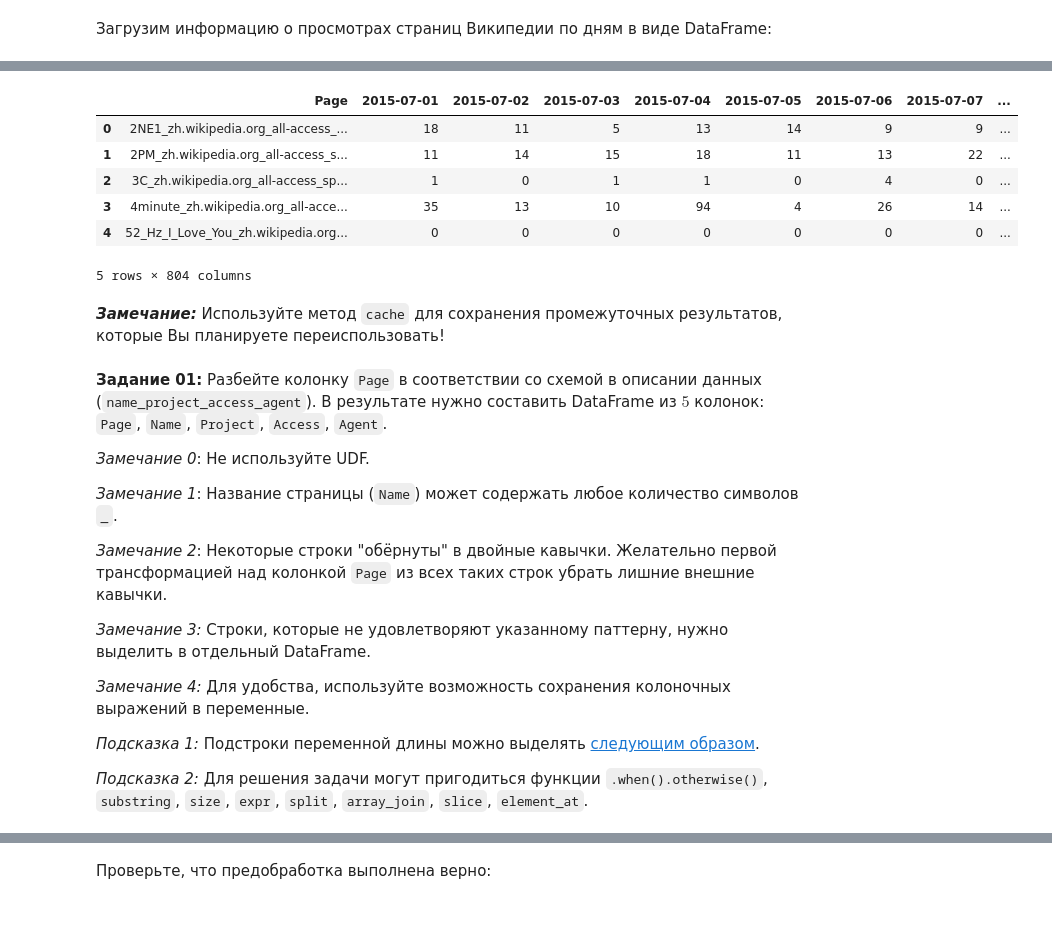
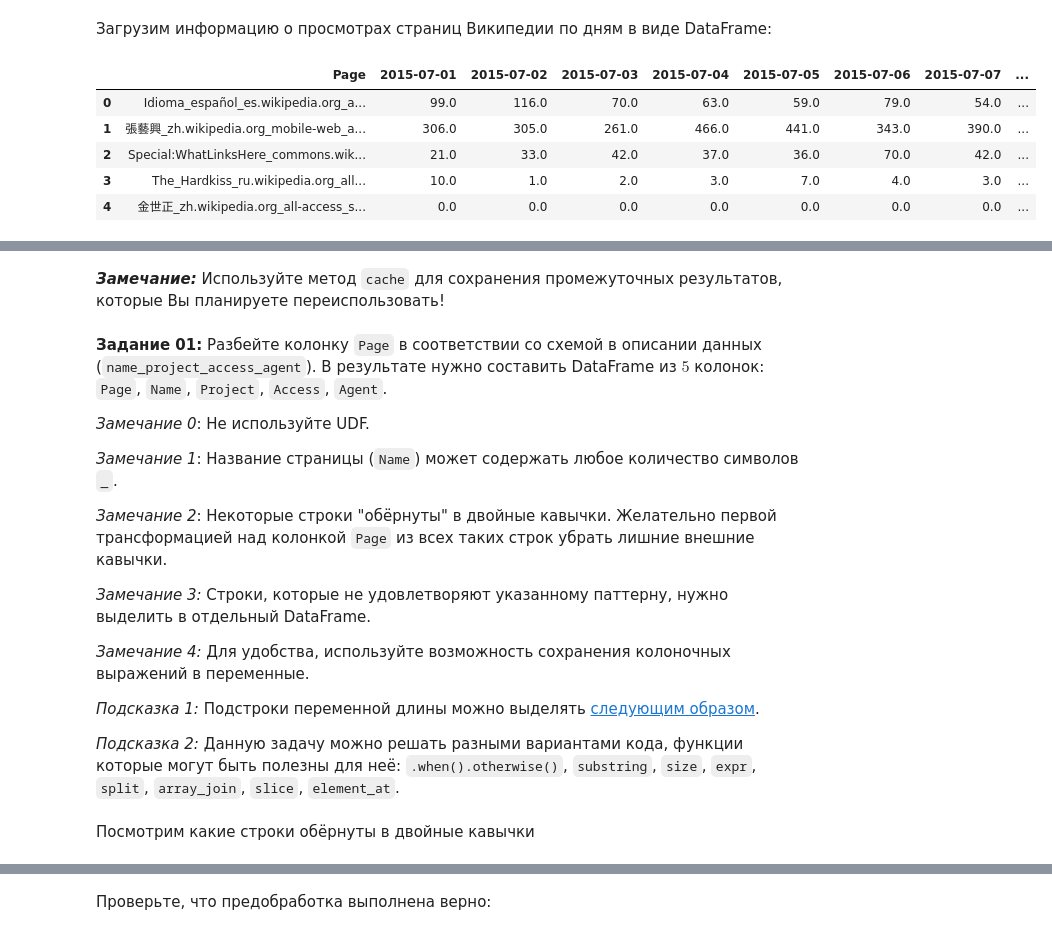
Before and after one commit to ekolmagorov/spark_hse_dpo, a Jupyter notebook: Tasks/Task3/Task3.ipynb, the cells around one changed output, grey strips where cells are left out. Drawn from its saved outputs; the diff is of its cells as text; code cells hidden in the pictures.

Commit message:
change dataset size for task3

```diff
--- a/Tasks/Task3/Task3.ipynb
+++ b/Tasks/Task3/Task3.ipynb
@@ -121,25 +88,31 @@ key_2.csv  sample_submission_2.csv  train_2.csv
 # %%
 # Сконструируем схему DataFrame в явном виде
 # Это необходимо для более простого заполнения пропусков
 #   так по умолчанию все колонки с пропусками определяются
 #   как строковые
 schema = T.StructType()
 schema.add('Page', T.StringType())
 
 delta = datetime.timedelta(days=1)
 date = datetime.date.fromisoformat('2015-07-01')
 for _ in range(803):
-    schema.add(date.isoformat(), T.IntegerType())
+    schema.add(date.isoformat(), T.FloatType())
     date += delta
 
 df = (
     spark.read.format('csv')
         .option('header', True)
         .option('sep', ',')
         .schema(schema)
-        .load('./web-traffic-time-series-forecasting/train_2.csv')
+        .load('./web_traffic_data_v2.csv')
         .fillna(0.0)
-).cache()
+)
 
 df.limit(5).toPandas()
 # %% [output]
+|  | Page | 2015-07-01 | 2015-07-02 | 2015-07-03 | 2015-07-04 | 2015-07-05 | 2015-07-06 | 2015-07-07 | ... |
+| 0 | Idioma_español_es.wikipedia.org_a... | 99.0 | 116.0 | 70.0 | 63.0 | 59.0 | 79.0 | 54.0 | ... |
+| 1 | 張藝興_zh.wikipedia.org_mobile-web_a... | 306.0 | 305.0 | 261.0 | 466.0 | 441.0 | 343.0 | 390.0 | ... |
+| 2 | Special:WhatLinksHere_commons.wik... | 21.0 | 33.0 | 42.0 | 37.0 | 36.0 | 70.0 | 42.0 | ... |
+| 3 | The_Hardkiss_ru.wikipedia.org_all... | 10.0 | 1.0 | 2.0 | 3.0 | 7.0 | 4.0 | 3.0 | ... |
+| 4 | 金世正_zh.wikipedia.org_all-access_s... | 0.0 | 0.0 | 0.0 | 0.0 | 0.0 | 0.0 | 0.0 | ... |
@@ -147,10 +120,3 @@ df.limit(5).toPandas()
-|  | Page | 2015-07-01 | 2015-07-02 | 2015-07-03 | 2015-07-04 | 2015-07-05 | 2015-07-06 | 2015-07-07 | ... |
-| 0 | 2NE1_zh.wikipedia.org_all-access_... | 18 | 11 | 5 | 13 | 14 | 9 | 9 | ... |
-| 1 | 2PM_zh.wikipedia.org_all-access_s... | 11 | 14 | 15 | 18 | 11 | 13 | 22 | ... |
-| 2 | 3C_zh.wikipedia.org_all-access_sp... | 1 | 0 | 1 | 1 | 0 | 4 | 0 | ... |
-| 3 | 4minute_zh.wikipedia.org_all-acce... | 35 | 13 | 10 | 94 | 4 | 26 | 14 | ... |
-| 4 | 52_Hz_I_Love_You_zh.wikipedia.org... | 0 | 0 | 0 | 0 | 0 | 0 | 0 | ... |
-5 rows × 804 columns
 # %% [markdown]
 ***Замечание:*** Используйте метод `cache` для сохранения промежуточных результатов, которые Вы планируете переиспользовать!
 # %% [markdown]
@@ -168,4 +134,6 @@ df.limit(5).toPandas()
 
 *Подсказка 1:* Подстроки переменной длины можно выделять [следующим образом](https://stackoverflow.com/questions/53153149/remove-last-few-characters-in-pyspark-dataframe-column).
 
-*Подсказка 2:* Для решения задачи могут пригодиться функции `.when().otherwise()`, `substring`, `size`, `expr`, `split`, `array_join`, `slice`, `element_at`.
+*Подсказка 2:* Данную задачу можно решать разными вариантами кода, функции которые могут быть полезны для неё: `.when().otherwise()`, `substring`, `size`, `expr`, `split`, `array_join`, `slice`, `element_at`.
+# %% [markdown]
+Посмотрим какие строки обёрнуты в двойные кавычки
```
Also changed, not shown: parts of 33 cells of this notebook.
